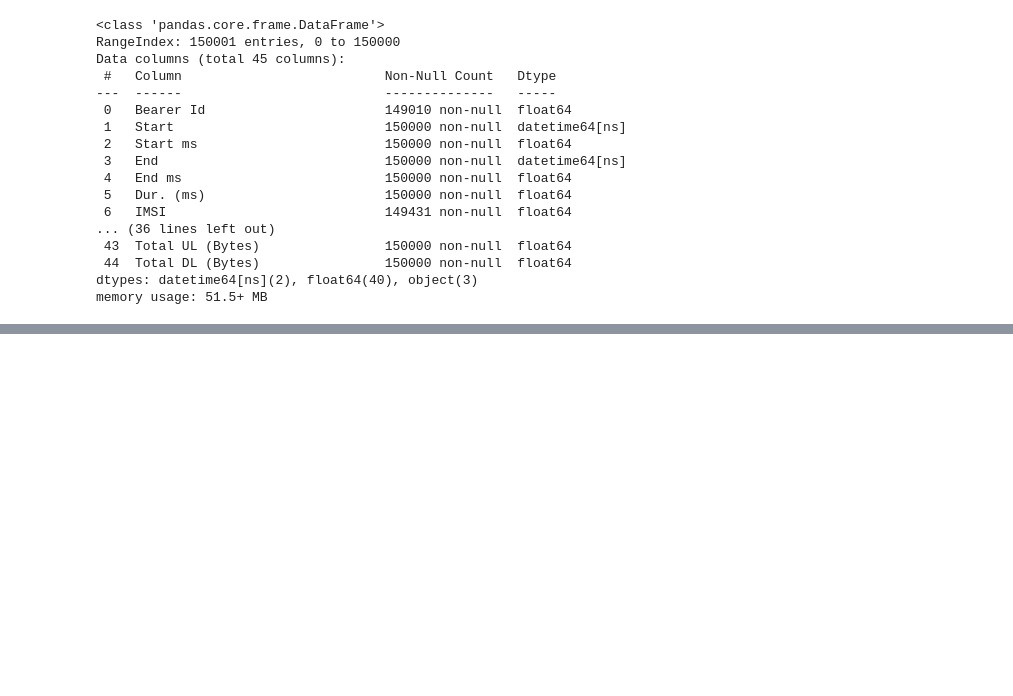
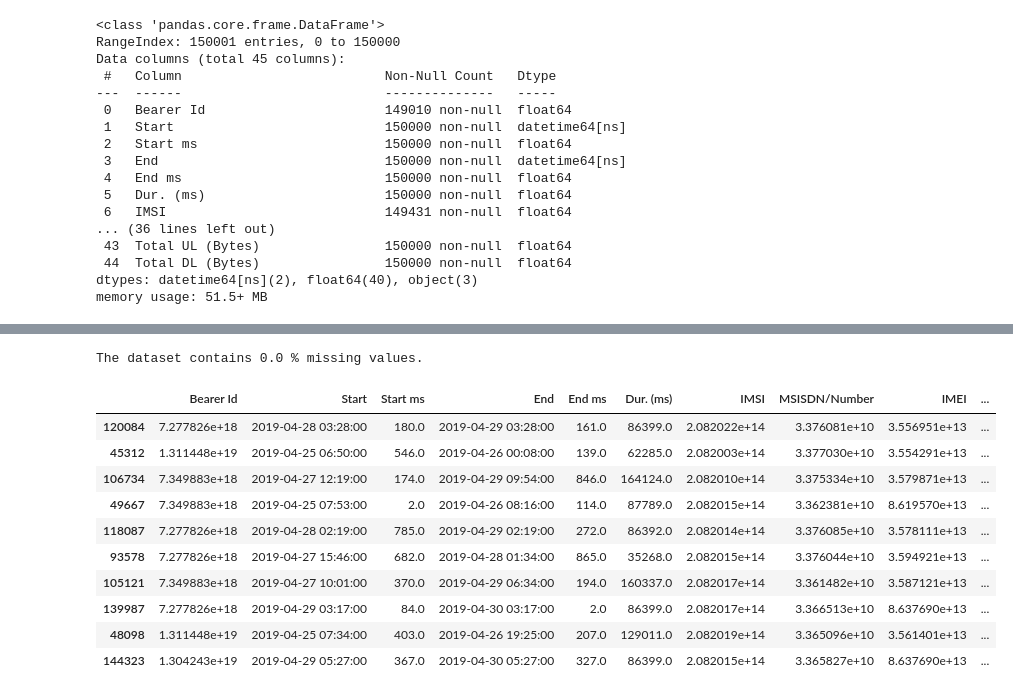
Before and after one commit to nahomHmichael/Telecom-User-Analytics, a Jupyter notebook: notebooks/user_overview_analysis.ipynb, the cells around one changed output, grey strips where cells are left out. Saved outputs shown, nothing was run; the diff lists cells and outputs as text; code cells hidden in the pictures; blank space fills up the shorter version.

Commit message:
Finished fixing missing values

```diff
--- a/notebooks/user_overview_analysis.ipynb
+++ b/notebooks/user_overview_analysis.ipynb
@@ -214,0 +221,4 @@ memory usage: 51.5+ MB
+# %%
+# dropped rows with missing values at specific columns
+modified_df= modified_df.dropna(subset=['Bearer Id','Start','End','IMSI','MSISDN/Number'])
+modified_df.shape
@@ -214,0 +271,5 @@ memory usage: 51.5+ MB
+# %%
+with warnings.catch_warnings(record=True):
+    modified_df = handle_missing_values(modified_df)
+    filled_df = fill_missing_values(modified_df)
+    filled_df.head()
@@ -214,0 +289,18 @@ memory usage: 51.5+ MB
+# %%
+percent_missing(filled_df)
+# %% [output]
+The dataset contains 0.0 % missing values.
+# %%
+filled_df.sample(10)
+# %% [output]
+|  | Bearer Id | Start | Start ms | End | End ms | Dur. (ms) | IMSI | MSISDN/Number | IMEI | ... |
+| 120084 | 7.277826e+18 | 2019-04-28 03:28:00 | 180.0 | 2019-04-29 03:28:00 | 161.0 | 86399.0 | 2.082022e+14 | 3.376081e+10 | 3.556951e+13 | ... |
+| 45312 | 1.311448e+19 | 2019-04-25 06:50:00 | 546.0 | 2019-04-26 00:08:00 | 139.0 | 62285.0 | 2.082003e+14 | 3.377030e+10 | 3.554291e+13 | ... |
+| 106734 | 7.349883e+18 | 2019-04-27 12:19:00 | 174.0 | 2019-04-29 09:54:00 | 846.0 | 164124.0 | 2.082010e+14 | 3.375334e+10 | 3.579871e+13 | ... |
+| 49667 | 7.349883e+18 | 2019-04-25 07:53:00 | 2.0 | 2019-04-26 08:16:00 | 114.0 | 87789.0 | 2.082015e+14 | 3.362381e+10 | 8.619570e+13 | ... |
+| 118087 | 7.277826e+18 | 2019-04-28 02:19:00 | 785.0 | 2019-04-29 02:19:00 | 272.0 | 86392.0 | 2.082014e+14 | 3.376085e+10 | 3.578111e+13 | ... |
+| 93578 | 7.277826e+18 | 2019-04-27 15:46:00 | 682.0 | 2019-04-28 01:34:00 | 865.0 | 35268.0 | 2.082015e+14 | 3.376044e+10 | 3.594921e+13 | ... |
+| 105121 | 7.349883e+18 | 2019-04-27 10:01:00 | 370.0 | 2019-04-29 06:34:00 | 194.0 | 160337.0 | 2.082017e+14 | 3.361482e+10 | 3.587121e+13 | ... |
+| 139987 | 7.277826e+18 | 2019-04-29 03:17:00 | 84.0 | 2019-04-30 03:17:00 | 2.0 | 86399.0 | 2.082017e+14 | 3.366513e+10 | 8.637690e+13 | ... |
+| 48098 | 1.311448e+19 | 2019-04-25 07:34:00 | 403.0 | 2019-04-26 19:25:00 | 207.0 | 129011.0 | 2.082019e+14 | 3.365096e+10 | 3.561401e+13 | ... |
+| 144323 | 1.304243e+19 | 2019-04-29 05:27:00 | 367.0 | 2019-04-30 05:27:00 | 327.0 | 86399.0 | 2.082015e+14 | 3.365827e+10 | 8.637690e+13 | ... |
```
Also changed, not shown: parts of 12 cells of this notebook, 3 other files.
